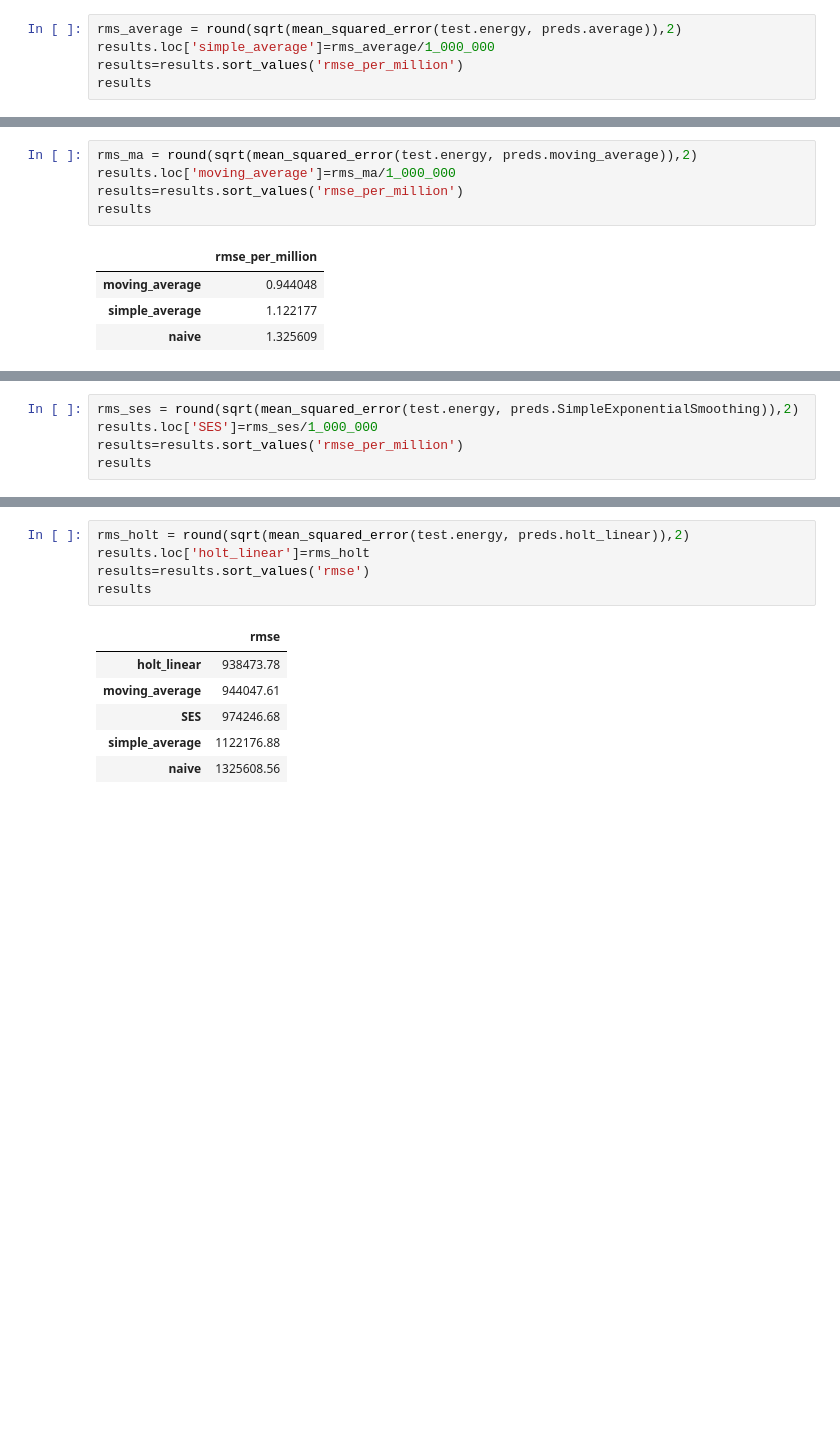
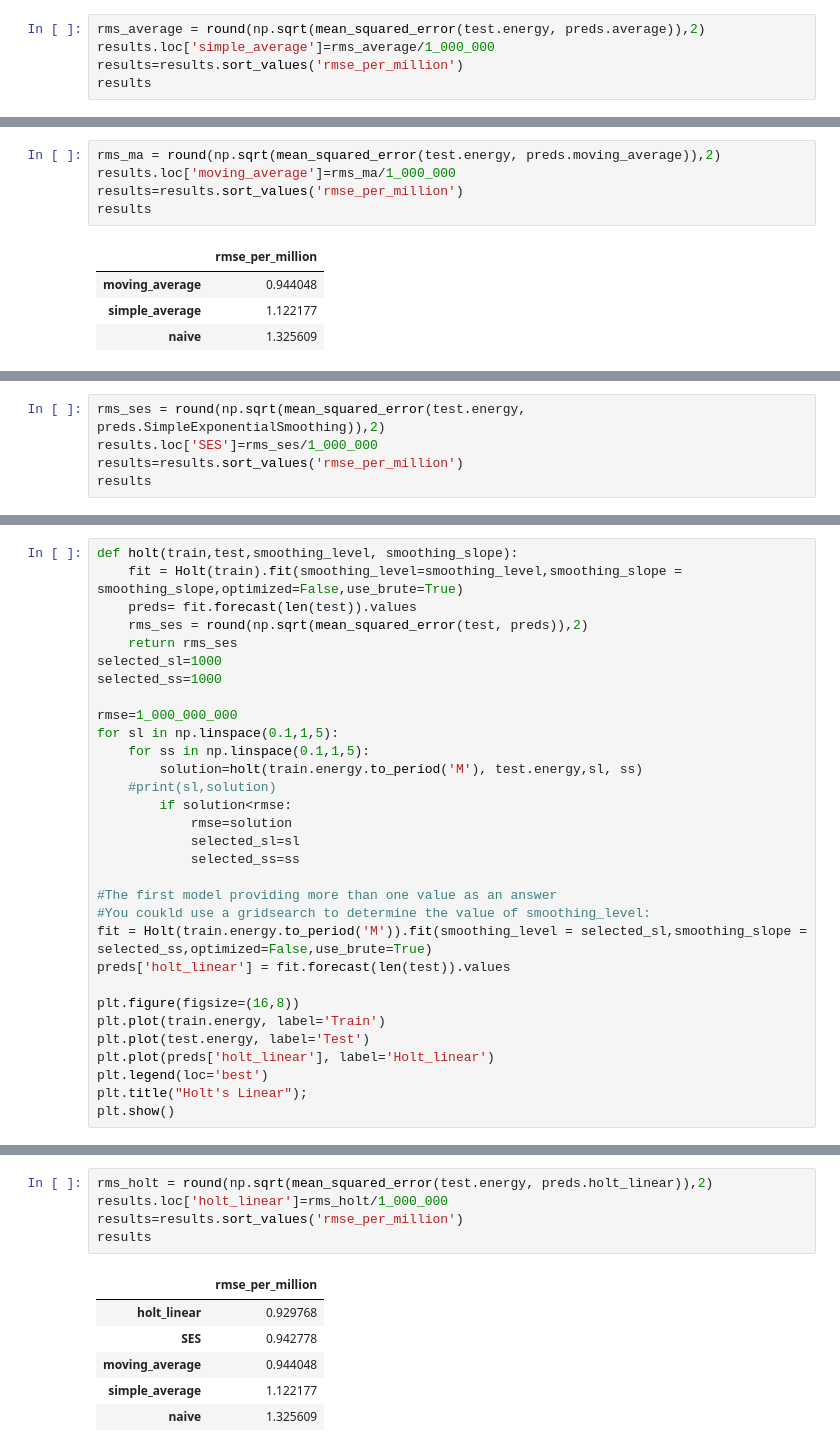
Before and after one commit to grschneier/TimeSeries, a Jupyter notebook: BasicModelsTimeSeriesMonthly.ipynb, the cells around one changed output, grey strips where cells are left out. Saved outputs shown, nothing was run; the diff lists cells and outputs as text; blank space fills up the shorter version.

Commit message:
Done with Basic Models

```diff
--- a/BasicModelsTimeSeriesMonthly.ipynb
+++ b/BasicModelsTimeSeriesMonthly.ipynb
@@ -124,7 +124,7 @@ plt.title("Simple Average");
 # %% [output]
 [figure]
 # %%
-rms_average = round(sqrt(mean_squared_error(test.energy, preds.average)),2)
+rms_average = round(np.sqrt(mean_squared_error(test.energy, preds.average)),2)
 results.loc['simple_average']=rms_average/1_000_000
 results=results.sort_values('rmse_per_million')
 results
@@ -145,7 +147,7 @@ plt.title("MovingAverage Forecast");
 # %% [output]
 [figure]
 # %%
-rms_ma = round(sqrt(mean_squared_error(test.energy, preds.moving_average)),2)
+rms_ma = round(np.sqrt(mean_squared_error(test.energy, preds.moving_average)),2)
 results.loc['moving_average']=rms_ma/1_000_000
 results=results.sort_values('rmse_per_million')
 results
@@ -170,5 +188,5 @@ plt.title("SES Forecast");
 # %%
-rms_ses = round(sqrt(mean_squared_error(test.energy, preds.SimpleExponentialSmoothing)),2)
+rms_ses = round(np.sqrt(mean_squared_error(test.energy, preds.SimpleExponentialSmoothing)),2)
 results.loc['SES']=rms_ses/1_000_000
 results=results.sort_values('rmse_per_million')
 results
@@ -196,0 +203,31 @@ plt.show()
+# %%
+def holt(train,test,smoothing_level, smoothing_slope):
+    fit = Holt(train).fit(smoothing_level=smoothing_level,smoothing_slope = smoothing_slope,optimized=False,use_brute=True)
+    preds= fit.forecast(len(test)).values
+    rms_ses = round(np.sqrt(mean_squared_error(test, preds)),2)
+    return rms_ses
+selected_sl=1000
+selected_ss=1000
+
+rmse=1_000_000_000
+for sl in np.linspace(0.1,1,5):
+    for ss in np.linspace(0.1,1,5):
+        solution=holt(train.energy.to_period('M'), test.energy,sl, ss)
+    #print(sl,solution)
+        if solution<rmse:
+            rmse=solution
+            selected_sl=sl
+            selected_ss=ss
+
+#The first model providing more than one value as an answer
+#You coukld use a gridsearch to determine the value of smoothing_level:
+fit = Holt(train.energy.to_period('M')).fit(smoothing_level = selected_sl,smoothing_slope = selected_ss,optimized=False,use_brute=True)
+preds['holt_linear'] = fit.forecast(len(test)).values
+
+plt.figure(figsize=(16,8))
+plt.plot(train.energy, label='Train')
+plt.plot(test.energy, label='Test')
+plt.plot(preds['holt_linear'], label='Holt_linear')
+plt.legend(loc='best')
+plt.title("Holt's Linear");
+plt.show()
@@ -197,13 +236,13 @@ plt.show()
 # %%
-rms_holt = round(sqrt(mean_squared_error(test.energy, preds.holt_linear)),2)
-results.loc['holt_linear']=rms_holt
-results=results.sort_values('rmse')
+rms_holt = round(np.sqrt(mean_squared_error(test.energy, preds.holt_linear)),2)
+results.loc['holt_linear']=rms_holt/1_000_000
+results=results.sort_values('rmse_per_million')
 results
 # %% [output]
-|  | rmse |
-| holt_linear | 938473.78 |
-| moving_average | 944047.61 |
-| SES | 974246.68 |
-| simple_average | 1122176.88 |
-| naive | 1325608.56 |
+|  | rmse_per_million |
+| holt_linear | 0.929768 |
+| SES | 0.942778 |
+| moving_average | 0.944048 |
+| simple_average | 1.122177 |
+| naive | 1.325609 |
 # %% [markdown]
```
Also changed, not shown: parts of 30 cells of this notebook.
